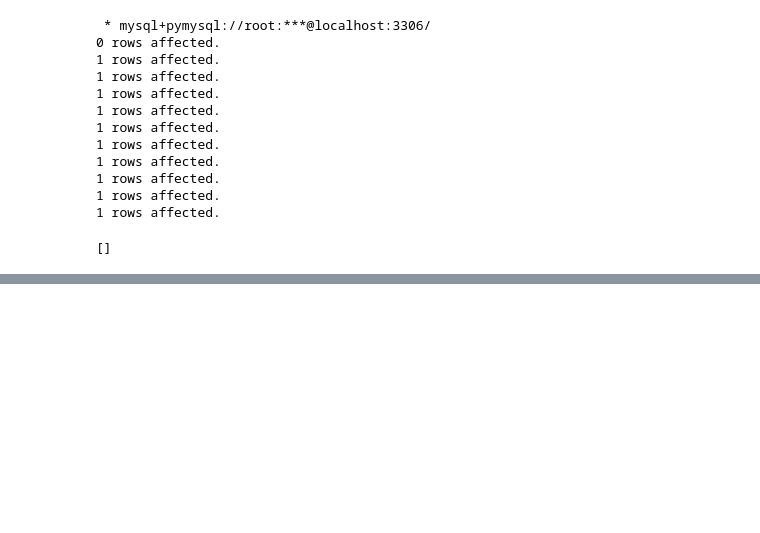
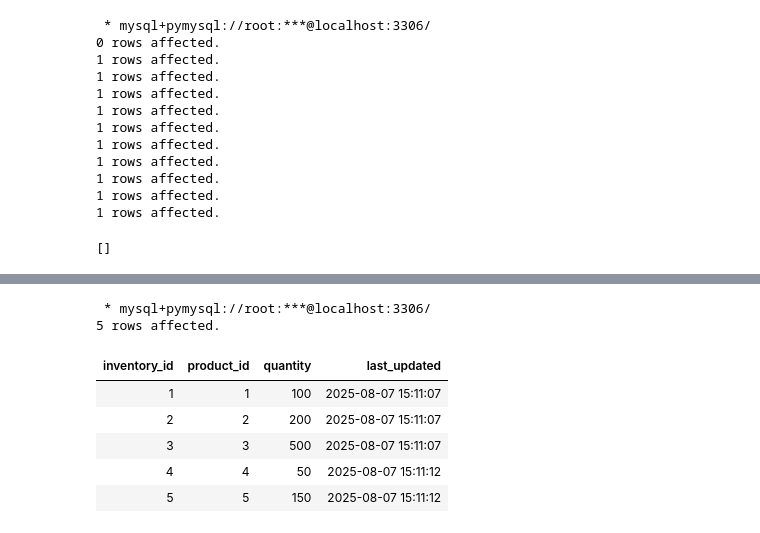
Before and after one commit to rajeshsj12/SQL_Project, a Jupyter notebook: Sales Order DB Architecture with ACID-Compliant Business Logic/Sales Order DB Architecture with ACID-Compliant Business Logic.ipynb, the cells around one changed output, grey strips where cells are left out. Drawn from its saved outputs; the diff is of its cells as text; code cells hidden in the pictures; blank space fills up the shorter version.

```diff
--- a/Sales Order DB Architecture with ACID-Compliant Business Logic/Sales Order DB Architecture with ACID-Compliant Business Logic.ipynb
+++ b/Sales Order DB Architecture with ACID-Compliant Business Logic/Sales Order DB Architecture with ACID-Compliant Business Logic.ipynb
@@ -1300,3 +1333,15 @@ CALL insert_values_inventory(5, 150);
+# %%
+%%sql
+SELECT * FROM inventory;
+# %% [output]
+ * mysql+pymysql://root:***@localhost:3306/
+5 rows affected.
+| inventory_id | product_id | quantity | last_updated |
+| 1 | 1 | 100 | 2025-08-07 15:11:07 |
+| 2 | 2 | 200 | 2025-08-07 15:11:07 |
+| 3 | 3 | 500 | 2025-08-07 15:11:07 |
+| 4 | 4 | 50 | 2025-08-07 15:11:12 |
+| 5 | 5 | 150 | 2025-08-07 15:11:12 |
 # %%
 %%sql
 -- Insert price history data directly into the price_history table
```
Also changed, not shown: parts of 39 cells of this notebook.
